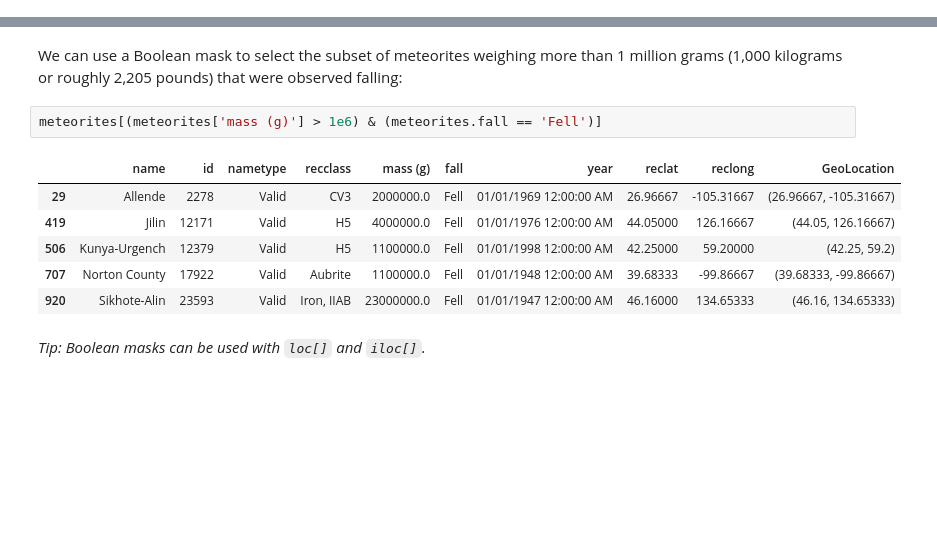
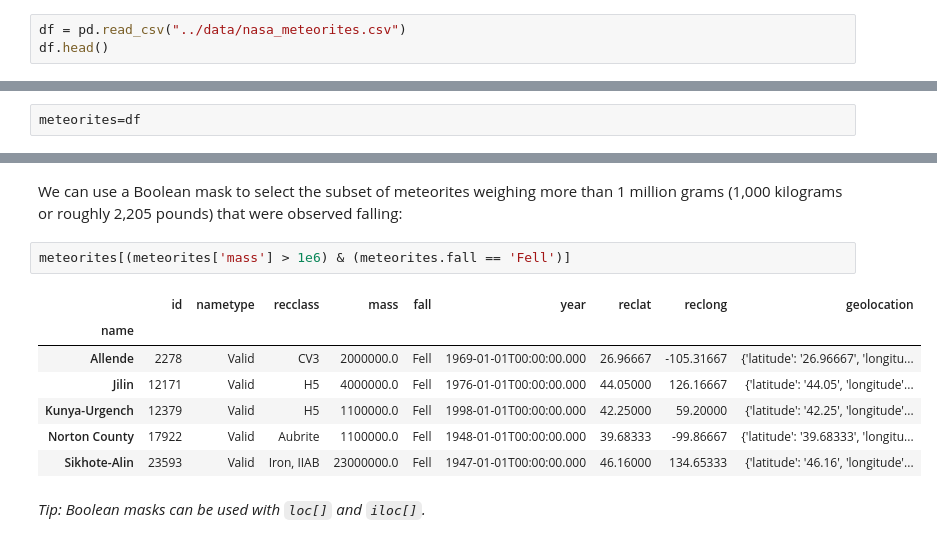
Before and after one commit to ValRCS/Python_SheGoesTech_22, a Jupyter notebook: Day_17_Pandas_Data_Analysis_Library/1-getting_started_with_pandas.ipynb, the cells around one changed output, grey strips where cells are left out. Drawn from its saved outputs; the diff is of its cells as text; blank space fills up the shorter version.

Commit message:
data wrangling

```diff
--- a/Day_17_Pandas_Data_Analysis_Library/1-getting_started_with_pandas.ipynb
+++ b/Day_17_Pandas_Data_Analysis_Library/1-getting_started_with_pandas.ipynb
@@ -370,0 +469,3 @@ meteorites[['name', 'mass (g)']]
+# %%
+df = pd.read_csv("../data/nasa_meteorites.csv")
+df.head()
@@ -371,3 +479,5 @@ meteorites[['name', 'mass (g)']]
+# %%
+meteorites=df
 # %% [markdown]
 #### Selecting rows
 # %%
@@ -427,14 +634,15 @@ Length: 45716, dtype: bool
 # %% [markdown]
 We can use a Boolean mask to select the subset of meteorites weighing more than 1 million grams (1,000 kilograms or roughly 2,205 pounds) that were observed falling:
 # %%
-meteorites[(meteorites['mass (g)'] > 1e6) & (meteorites.fall == 'Fell')]
+meteorites[(meteorites['mass'] > 1e6) & (meteorites.fall == 'Fell')]
 # %% [output]
-|  | name | id | nametype | recclass | mass (g) | fall | year | reclat | reclong | GeoLocation |
-| 29 | Allende | 2278 | Valid | CV3 | 2000000.0 | Fell | 01/01/1969 12:00:00 AM | 26.96667 | -105.31667 | (26.96667, -105.31667) |
-| 419 | Jilin | 12171 | Valid | H5 | 4000000.0 | Fell | 01/01/1976 12:00:00 AM | 44.05000 | 126.16667 | (44.05, 126.16667) |
-| 506 | Kunya-Urgench | 12379 | Valid | H5 | 1100000.0 | Fell | 01/01/1998 12:00:00 AM | 42.25000 | 59.20000 | (42.25, 59.2) |
-| 707 | Norton County | 17922 | Valid | Aubrite | 1100000.0 | Fell | 01/01/1948 12:00:00 AM | 39.68333 | -99.86667 | (39.68333, -99.86667) |
-| 920 | Sikhote-Alin | 23593 | Valid | Iron, IIAB | 23000000.0 | Fell | 01/01/1947 12:00:00 AM | 46.16000 | 134.65333 | (46.16, 134.65333) |
+|  | id | nametype | recclass | mass | fall | year | reclat | reclong | geolocation |
+| name |  |  |  |  |  |  |  |  |  |
+| Allende | 2278 | Valid | CV3 | 2000000.0 | Fell | 1969-01-01T00:00:00.000 | 26.96667 | -105.31667 | {'latitude': '26.96667', 'longitu... |
+| Jilin | 12171 | Valid | H5 | 4000000.0 | Fell | 1976-01-01T00:00:00.000 | 44.05000 | 126.16667 | {'latitude': '44.05', 'longitude'... |
+| Kunya-Urgench | 12379 | Valid | H5 | 1100000.0 | Fell | 1998-01-01T00:00:00.000 | 42.25000 | 59.20000 | {'latitude': '42.25', 'longitude'... |
+| Norton County | 17922 | Valid | Aubrite | 1100000.0 | Fell | 1948-01-01T00:00:00.000 | 39.68333 | -99.86667 | {'latitude': '39.68333', 'longitu... |
+| Sikhote-Alin | 23593 | Valid | Iron, IIAB | 23000000.0 | Fell | 1947-01-01T00:00:00.000 | 46.16000 | 134.65333 | {'latitude': '46.16', 'longitude'... |
 # %% [markdown]
 *Tip: Boolean masks can be used with `loc[]` and `iloc[]`.*
 # %% [markdown]
```
Also changed, not shown: parts of 40 cells of this notebook, 1 other file.
